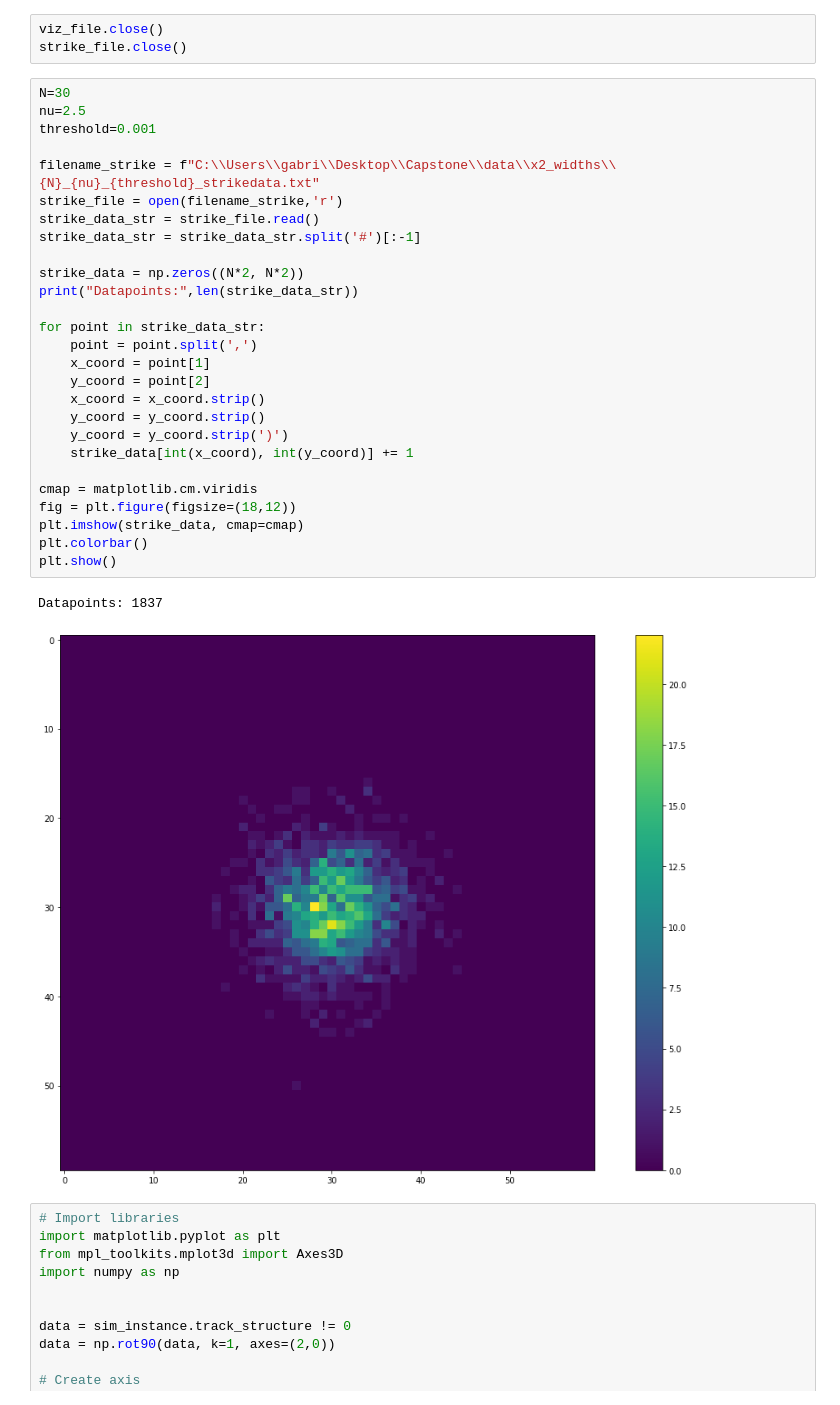
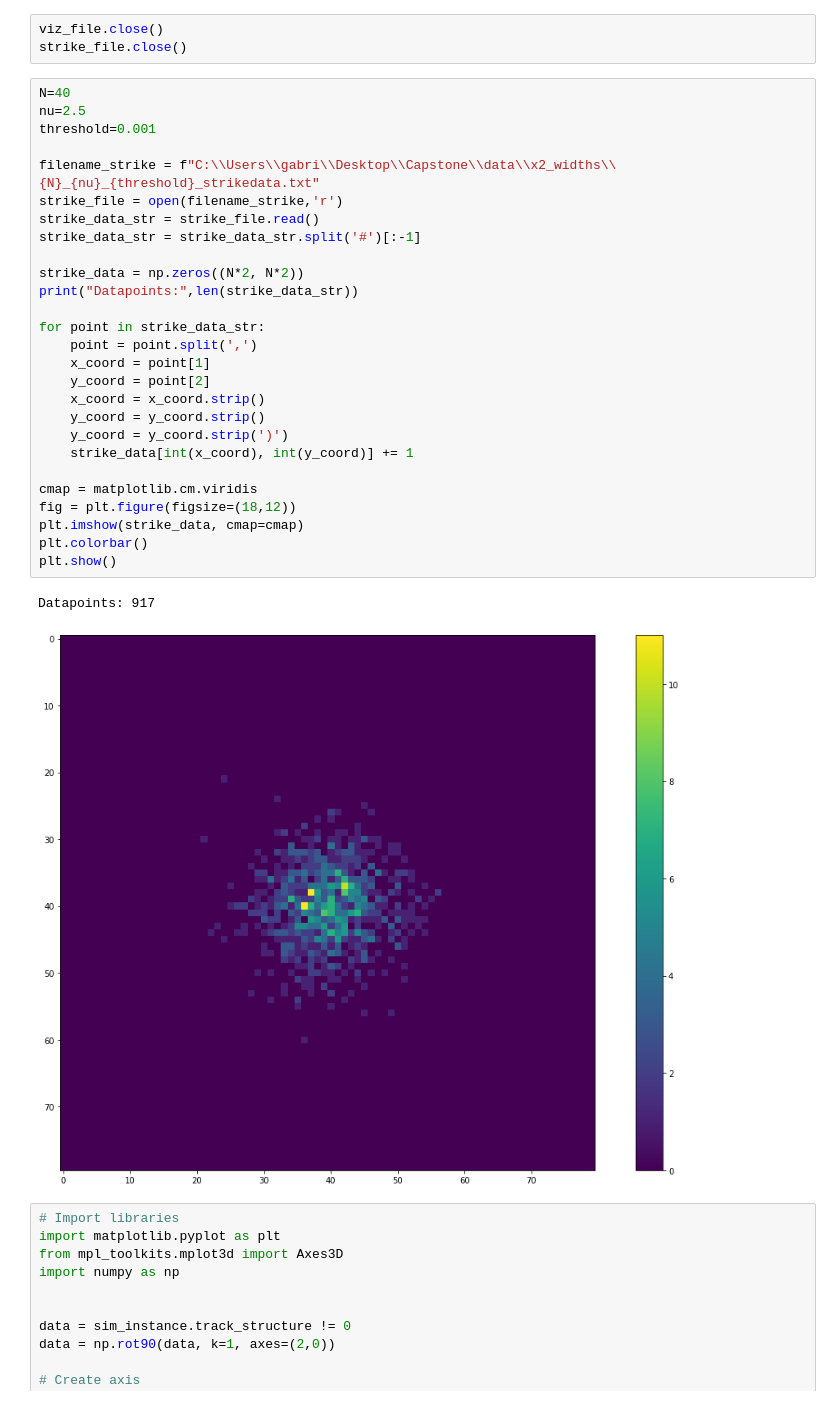
Before and after one commit to g-nilsson/spatial_discretizations_impact_on_simulations, a Jupyter notebook: DBM_cube.ipynb, the cells around one changed output. Drawn from its saved outputs; the diff is of its cells as text.

```diff
--- a/DBM_cube.ipynb
+++ b/DBM_cube.ipynb
@@ -319,35 +329,35 @@ KeyboardInterrupt:
 viz_file.close()
 strike_file.close()
 # %%
-N=30
+N=40
 nu=2.5
 threshold=0.001
 
 filename_strike = f"C:\\Users\\gabri\\Desktop\\Capstone\\data\\x2_widths\\{N}_{nu}_{threshold}_strikedata.txt"
 strike_file = open(filename_strike,'r')
 strike_data_str = strike_file.read()
 strike_data_str = strike_data_str.split('#')[:-1]
 
 strike_data = np.zeros((N*2, N*2))
 print("Datapoints:",len(strike_data_str))
 
 for point in strike_data_str:
     point = point.split(',')
     x_coord = point[1]
     y_coord = point[2]
     x_coord = x_coord.strip()
     y_coord = y_coord.strip()
     y_coord = y_coord.strip(')')
     strike_data[int(x_coord), int(y_coord)] += 1
 
 cmap = matplotlib.cm.viridis
 fig = plt.figure(figsize=(18,12))
 plt.imshow(strike_data, cmap=cmap)
 plt.colorbar()
 plt.show()
 # %% [output]
-Datapoints: 1837
+Datapoints: 917
-[figure, old version]
+[figure, new version]
 # %%
 # Import libraries
 import matplotlib.pyplot as plt
```
Also changed, not shown: parts of 1 cell of this notebook, 2 other files.
